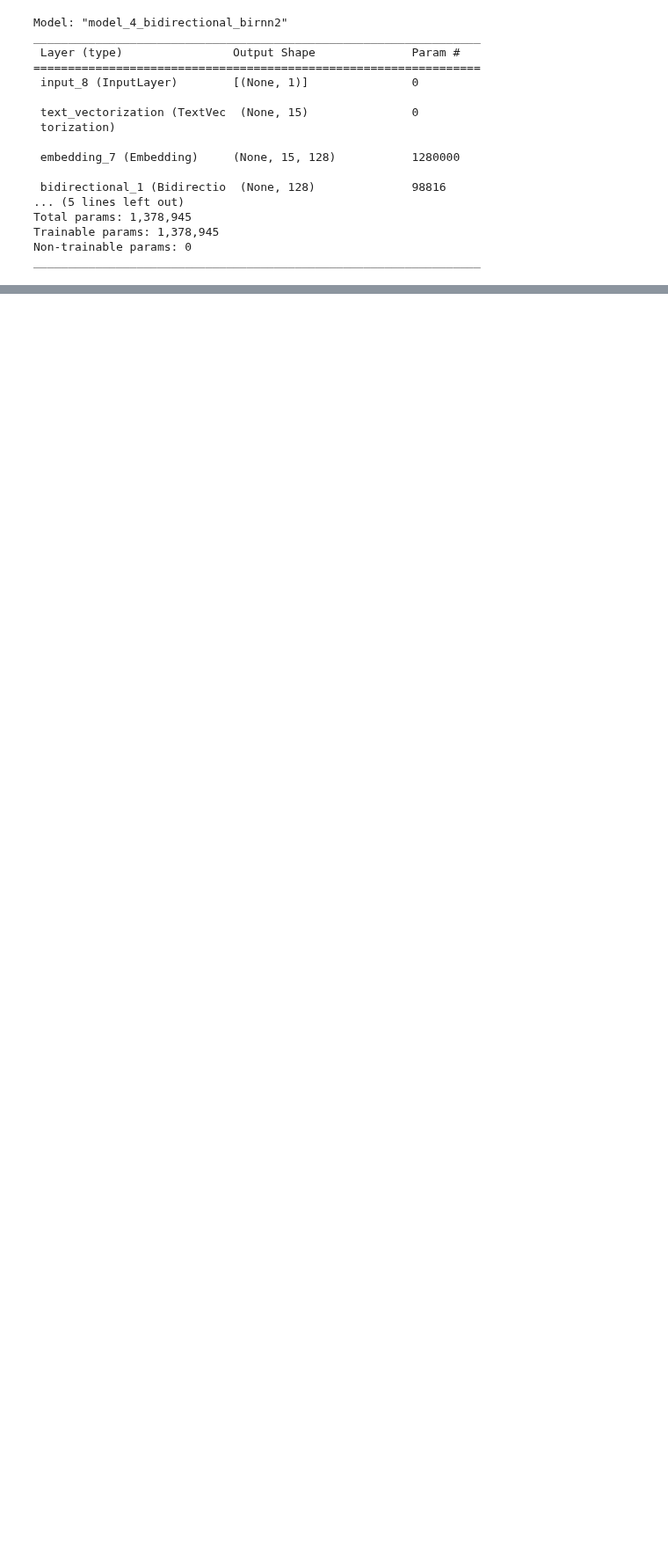
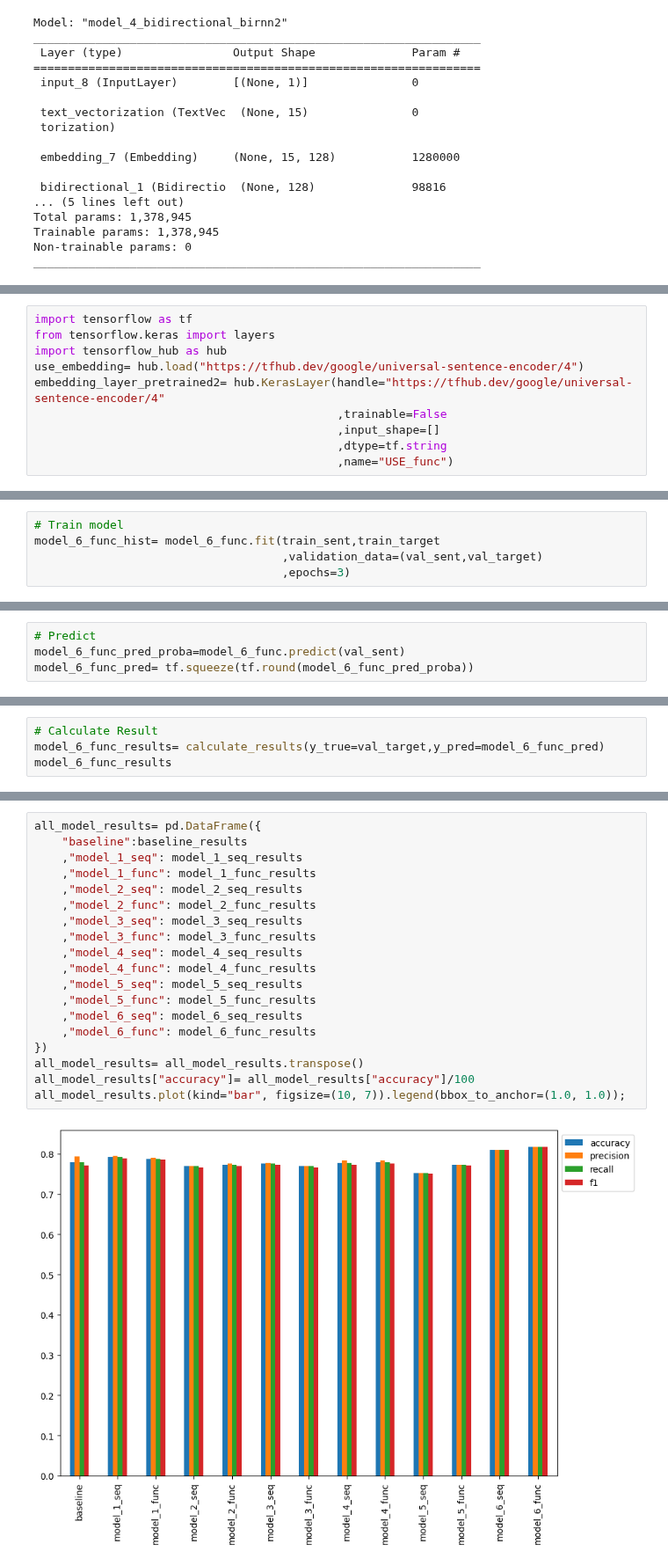
Before and after one commit to bikash119/learn_tensorflow, a Jupyter notebook: nlp_tf.ipynb, the cells around one changed output, grey strips where cells are left out. Shown at 88% size. Cells and saved outputs as stored; diff of their text form; blank space fills up the shorter version.

```diff
--- a/nlp_tf.ipynb
+++ b/nlp_tf.ipynb
@@ -1009,0 +1265,10 @@ calculate_results(y_true=val_target,y_pred=model_4_func_pred)
+# %%
+import tensorflow as tf
+from tensorflow.keras import layers
+import tensorflow_hub as hub
+use_embedding= hub.load("https://tfhub.dev/google/universal-sentence-encoder/4")
+embedding_layer_pretrained2= hub.KerasLayer(handle="https://tfhub.dev/google/universal-sentence-encoder/4"
+                                            ,trainable=False
+                                            ,input_shape=[]
+                                            ,dtype=tf.string
+                                            ,name="USE_func")
@@ -1009,0 +1310,5 @@ calculate_results(y_true=val_target,y_pred=model_4_func_pred)
+# %%
+# Train model
+model_6_func_hist= model_6_func.fit(train_sent,train_target
+                                    ,validation_data=(val_sent,val_target)
+                                    ,epochs=3)
@@ -1009,0 +1328,4 @@ calculate_results(y_true=val_target,y_pred=model_4_func_pred)
+# %%
+# Predict
+model_6_func_pred_proba=model_6_func.predict(val_sent)
+model_6_func_pred= tf.squeeze(tf.round(model_6_func_pred_proba))
@@ -1009,0 +1334,4 @@ calculate_results(y_true=val_target,y_pred=model_4_func_pred)
+# %%
+# Calculate Result
+model_6_func_results= calculate_results(y_true=val_target,y_pred=model_6_func_pred)
+model_6_func_results
@@ -1009,0 +1345,21 @@ calculate_results(y_true=val_target,y_pred=model_4_func_pred)
+# %%
+all_model_results= pd.DataFrame({
+    "baseline":baseline_results
+    ,"model_1_seq": model_1_seq_results
+    ,"model_1_func": model_1_func_results
+    ,"model_2_seq": model_2_seq_results
+    ,"model_2_func": model_2_func_results
+    ,"model_3_seq": model_3_seq_results
+    ,"model_3_func": model_3_func_results
+    ,"model_4_seq": model_4_seq_results
+    ,"model_4_func": model_4_func_results
+    ,"model_5_seq": model_5_seq_results
+    ,"model_5_func": model_5_func_results
+    ,"model_6_seq": model_6_seq_results
+    ,"model_6_func": model_6_func_results
+})
+all_model_results= all_model_results.transpose()
+all_model_results["accuracy"]= all_model_results["accuracy"]/100
+all_model_results.plot(kind="bar", figsize=(10, 7)).legend(bbox_to_anchor=(1.0, 1.0));
+# %% [output]
+[figure, added]
```
Also changed, not shown: parts of 77 cells of this notebook.
